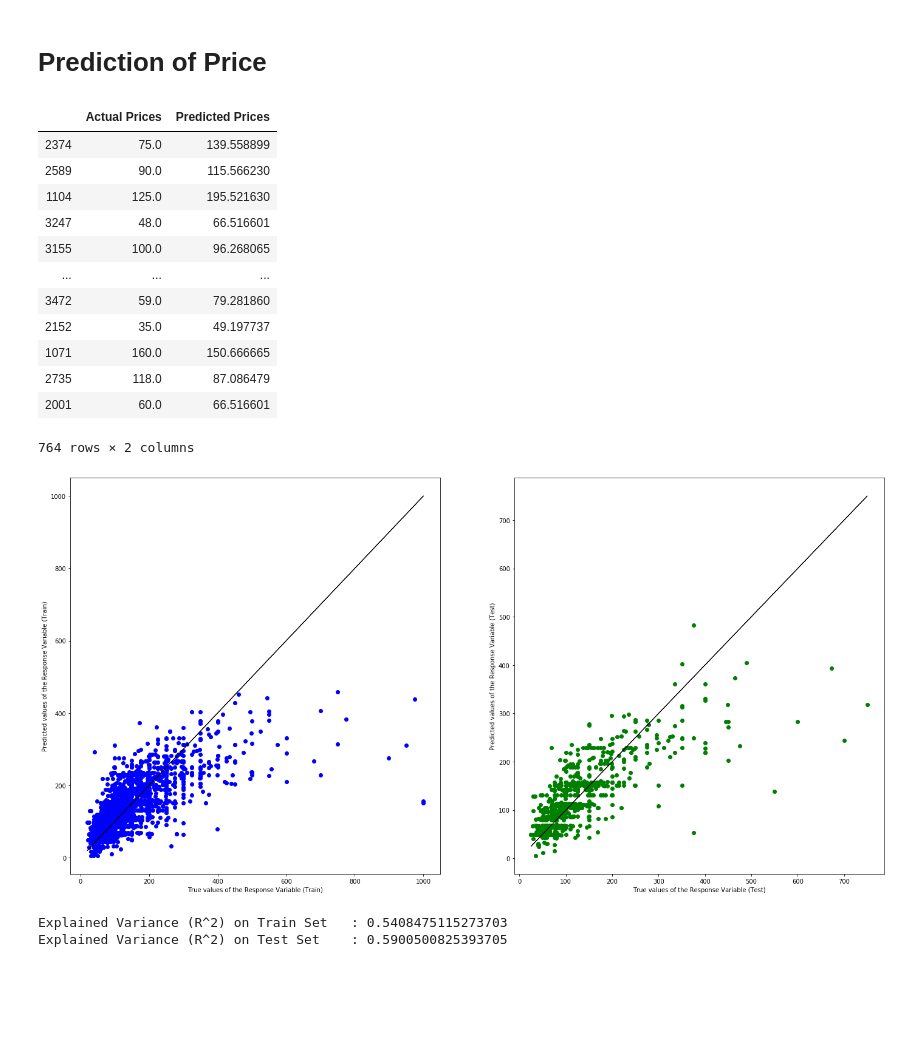
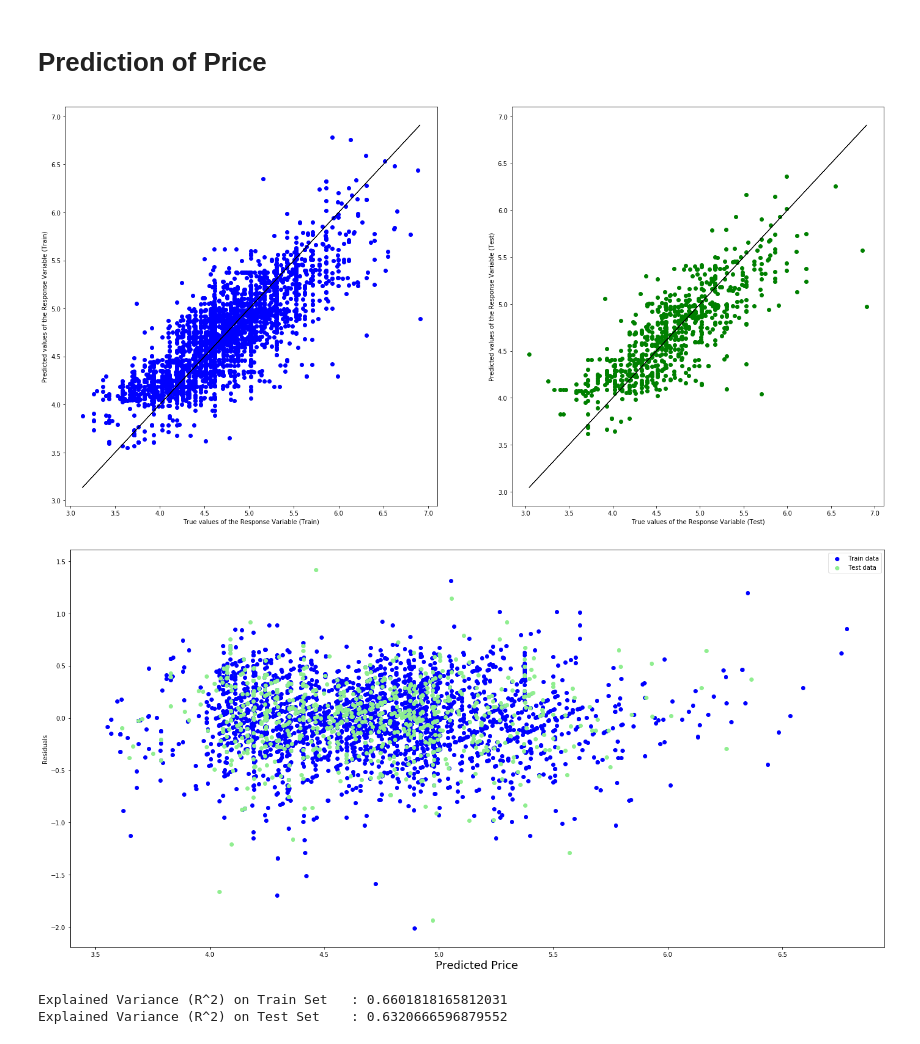
Before and after one commit to wjingyao/1015, a Jupyter notebook: Airbnb.ipynb, the cells around one changed output. Cells and saved outputs as stored; diff of their text form; code cells hidden in the pictures; blank space fills up the shorter version.

```diff
--- a/Airbnb.ipynb
+++ b/Airbnb.ipynb
@@ -150,8 +189,8 @@ from sklearn.model_selection import train_test_split
 from sklearn import preprocessing
 
 # Extract Response and Predictors
-y = listings['price']
-x = listings[["bathrooms","bedrooms","neighbourhood_group_cleansed","room_type"]]
+y = np.log1p(listings['price'])
+x = listings[["bathrooms","bedrooms","neighbourhood_group_cleansed","room_type","host_response_rate" , "host_acceptance_rate" , "host_is_superhost" , "accommodates"]]
 
 one_hot = pd.get_dummies(x['neighbourhood_group_cleansed'])
 x = pd.concat([x,one_hot] , axis = 1)
@@ -168,42 +207,33 @@ linreg = LinearRegression()
 linreg.fit(x_train,y_train)
 
 y_test_pred = linreg.predict(x_test)
-# %%
-y_test_pred_df = pd.DataFrame(y_test_pred, columns = ["Predicted Prices"], index = y_test.index)
-y_test_pred_df
-df_prediction = pd.concat([y_test,y_test_pred_df] , axis = 1)
-df_prediction = df_prediction.rename(columns = {'price' : 'Actual Prices'});
-df_prediction
-# %% [output]
-|  | Actual Prices | Predicted Prices |
-| 2374 | 75.0 | 139.558899 |
-| 2589 | 90.0 | 115.566230 |
-| 1104 | 125.0 | 195.521630 |
-| 3247 | 48.0 | 66.516601 |
-| 3155 | 100.0 | 96.268065 |
-| ... | ... | ... |
-| 3472 | 59.0 | 79.281860 |
-| 2152 | 35.0 | 49.197737 |
-| 1071 | 160.0 | 150.666665 |
-| 2735 | 118.0 | 87.086479 |
-| 2001 | 60.0 | 66.516601 |
-764 rows × 2 columns
 # %%
 y_train_pred = linreg.predict(x_train)
 # Plot the Predictions vs the True values
 f, axes = plt.subplots(1, 2, figsize=(24, 12))
 axes[0].scatter(y_train, y_train_pred, color = "blue")
 axes[0].plot(y_train, y_train, 'black', linewidth = 1)
 axes[0].set_xlabel("True values of the Response Variable (Train)")
 axes[0].set_ylabel("Predicted values of the Response Variable (Train)")
 axes[1].scatter(y_test, y_test_pred, color = "green")
 axes[1].plot(y_test, y_test, 'black', linewidth = 1)
 axes[1].set_xlabel("True values of the Response Variable (Test)")
 axes[1].set_ylabel("Predicted values of the Response Variable (Test)")
 plt.show()
+
+plt.figure(figsize=(24,12))
+plt.scatter(y_train_pred,  y_train_pred - y_train, c='blue', label='Train data')
+plt.scatter(y_test_pred,  y_test_pred - y_test, c='lightgreen' , label='Test data')
+plt.legend()
+plt.xlabel('Predicted Price', fontsize=18)
+plt.ylabel('Residuals')
+
+plt.show()
+
 print("Explained Variance (R^2) on Train Set \t:", linreg.score(x_train, y_train))
 print("Explained Variance (R^2) on Test Set \t:", linreg.score(x_test, y_test))
 # %% [output]
-[figure, old version]
+[figure, new version]
+[figure, added]
-Explained Variance (R^2) on Train Set   : 0.5408475115273703
-Explained Variance (R^2) on Test Set    : 0.5900500825393705
+Explained Variance (R^2) on Train Set   : 0.6601818165812031
+Explained Variance (R^2) on Test Set    : 0.6320666596879552
```
Also changed, not shown: parts of 21 cells of this notebook.
